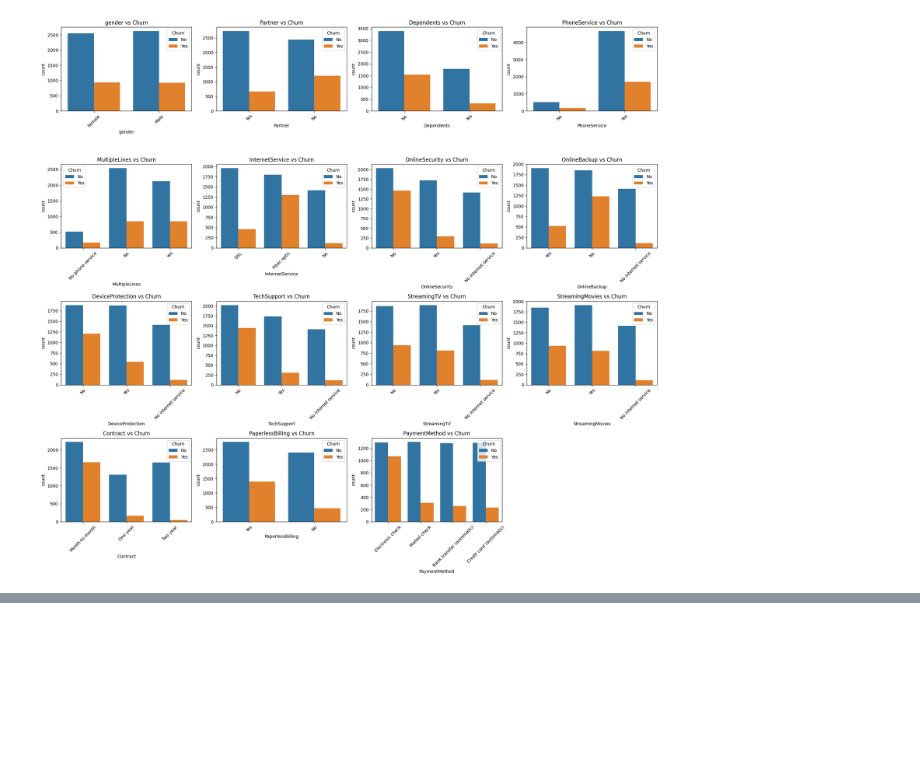
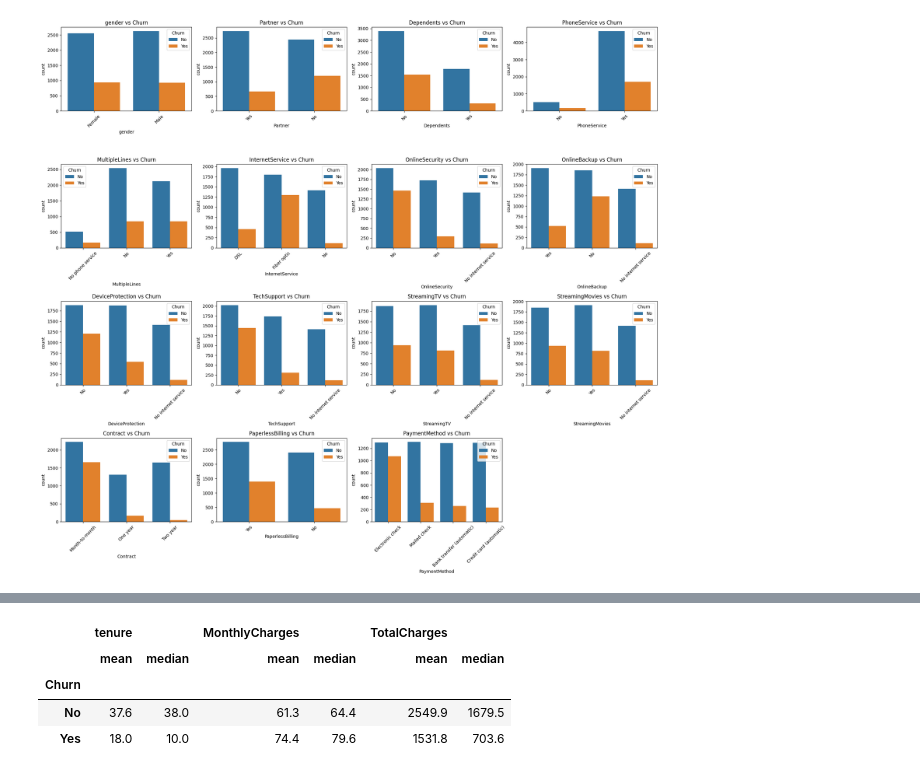
Before and after one commit to vihangasathsara-75/cm2604-cw-telco-churn-prediction, a Jupyter notebook: notebooks/01_eda.ipynb, the cells around one changed output, grey strips where cells are left out. Drawn from its saved outputs; the diff is of its cells as text; code cells hidden in the pictures; blank space fills up the shorter version.

```diff
--- a/notebooks/01_eda.ipynb
+++ b/notebooks/01_eda.ipynb
@@ -220,0 +294,8 @@ plt.show()
+# %%
+df.groupby("Churn")[numerical_cols].agg(["mean", "median"]).round(1)
+# %% [output]
+|  | tenure |  | MonthlyCharges |  | TotalCharges |  |
+|  | mean | median | mean | median | mean | median |
+| Churn |  |  |  |  |  |  |
+| No | 37.6 | 38.0 | 61.3 | 64.4 | 2549.9 | 1679.5 |
+| Yes | 18.0 | 10.0 | 74.4 | 79.6 | 1531.8 | 703.6 |
```
Also changed, not shown: parts of 5 cells of this notebook.
